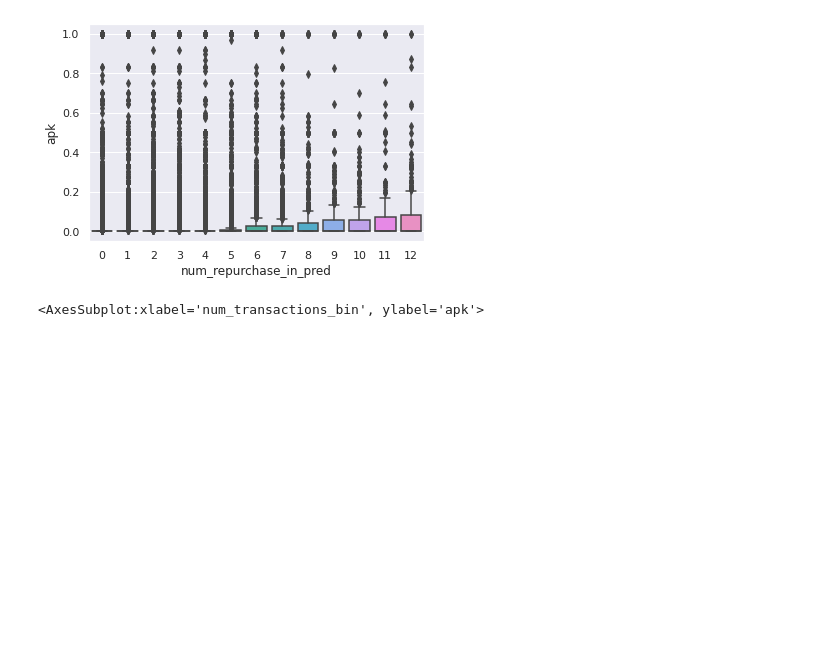
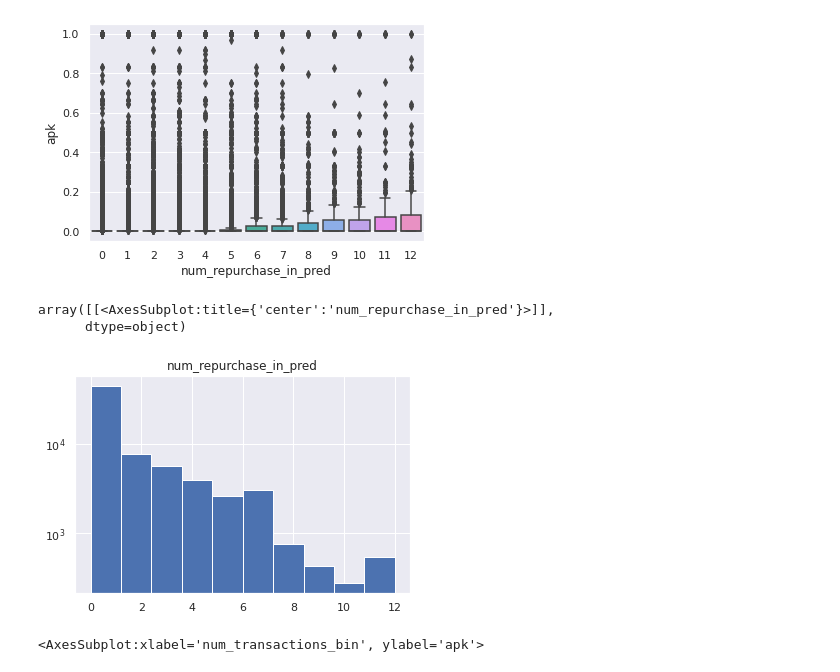
Before and after one commit to ryowk/kaggle-h-and-m-personalized-fashion-recommendations, a Jupyter notebook: valid_analysis.ipynb, the cells around one changed output. Cells and saved outputs as stored; diff of their text form; code cells hidden in the pictures; blank space fills up the shorter version.

```diff
--- a/valid_analysis.ipynb
+++ b/valid_analysis.ipynb
@@ -53,6 +58,12 @@ sns.boxplot(data=merged, x='num_repurchase_in_pred', y='apk')
 # %% [output]
 <AxesSubplot:xlabel='num_repurchase_in_pred', ylabel='apk'>
 [figure]
+# %%
+merged[['num_repurchase_in_pred']].hist(log=True)
+# %% [output]
+array([[<AxesSubplot:title={'center':'num_repurchase_in_pred'}>]],
+      dtype=object)
+[figure, added]
 # %%
 merged['num_transactions_bin'] = (merged['num_transactions'] // 10) * 10
 sns.boxplot(data=merged, x='num_transactions_bin', y='apk')
```
Also changed, not shown: parts of 2 cells of this notebook.
